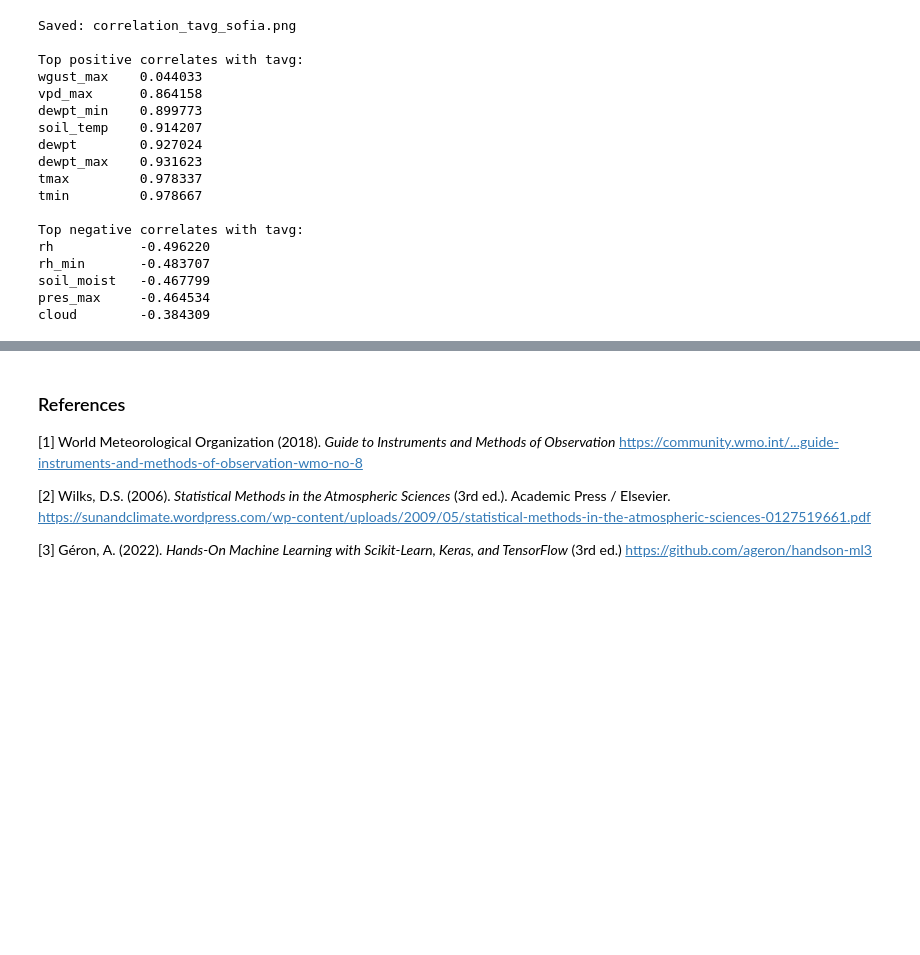
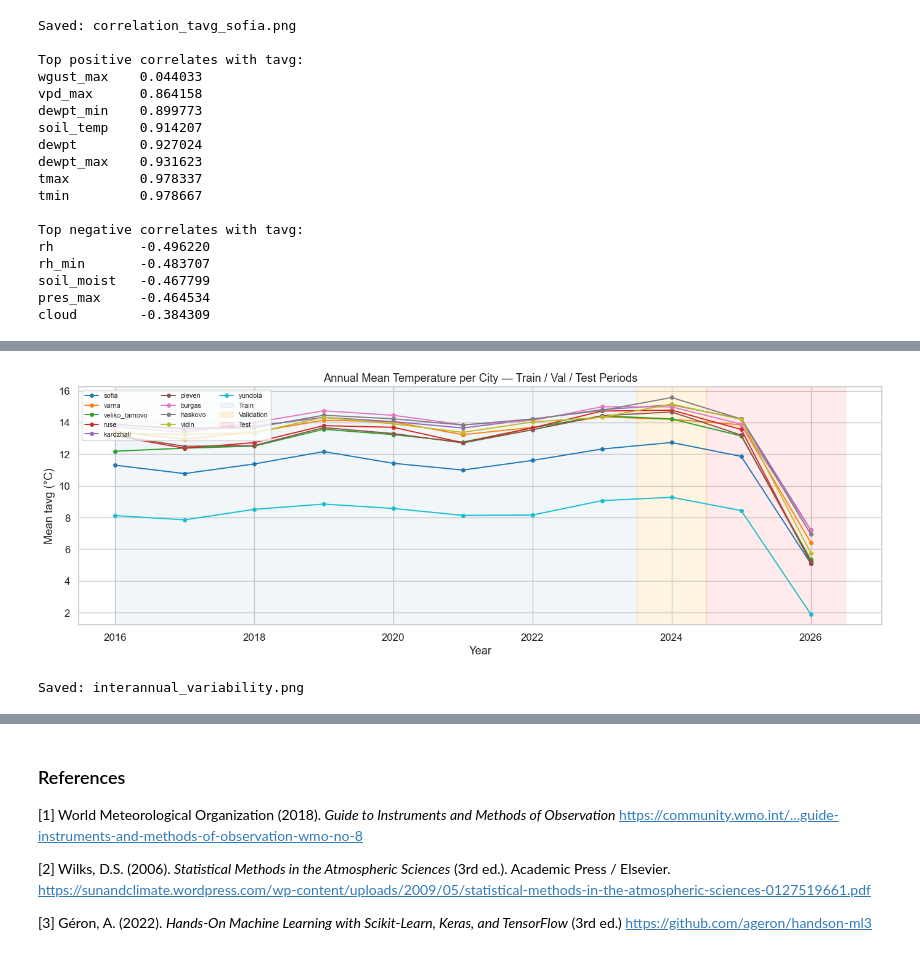
Before and after one commit to crystal-wolfer/AI-ML26-C03-weather-forecasting, a Jupyter notebook: notebooks/01_data_collection_and_eda.ipynb, the cells around one changed output, grey strips where cells are left out. Cells and saved outputs as stored; diff of their text form; code cells hidden in the pictures; blank space fills up the shorter version.

```diff
--- a/notebooks/01_data_collection_and_eda.ipynb
+++ b/notebooks/01_data_collection_and_eda.ipynb
@@ -711,0 +985,24 @@ cloud        -0.384309
+# %%
+# Annual mean tavg per city
+fig, ax = plt.subplots(figsize=(14, 5))
+
+for city, df in city_dfs.items():
+    annual_mean = df['tavg'].resample('YE').mean()
+    ax.plot(annual_mean.index.year, annual_mean.values, marker='o', markersize=4, label=city, linewidth=1.4)
+
+ax.axvspan(2016, 2023.5, alpha=0.07, color='steelblue', label='Train')
+ax.axvspan(2023.5, 2024.5, alpha=0.12, color='orange', label='Validation')
+ax.axvspan(2024.5, 2026.5, alpha=0.08, color='red', label='Test')
+ax.set_title('Annual Mean Temperature per City — Train / Val / Test Periods')
+ax.set_xlabel('Year')
+ax.set_ylabel('Mean tavg (°C)')
+handles, labels = ax.get_legend_handles_labels()
+ax.legend(handles, labels, fontsize=8, ncol=3, loc='upper left')
+
+plt.tight_layout()
+plt.savefig(FIGURES_DIR / 'interannual_variability.png', dpi=150, bbox_inches='tight')
+plt.show()
+print('Saved: interannual_variability.png')
+# %% [output]
+[figure, added]
+Saved: interannual_variability.png
```
Also changed, not shown: parts of 31 cells of this notebook, 9 other files.
